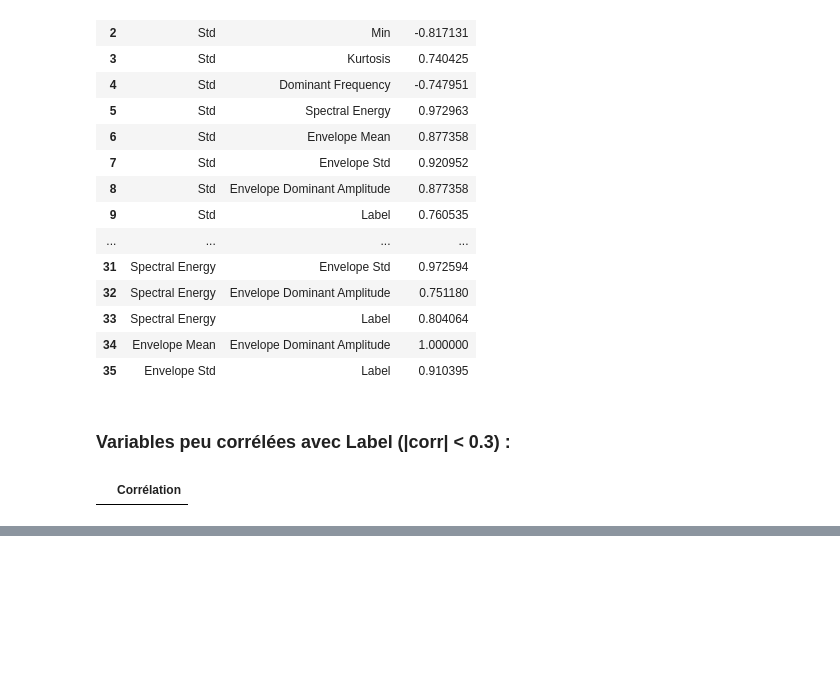
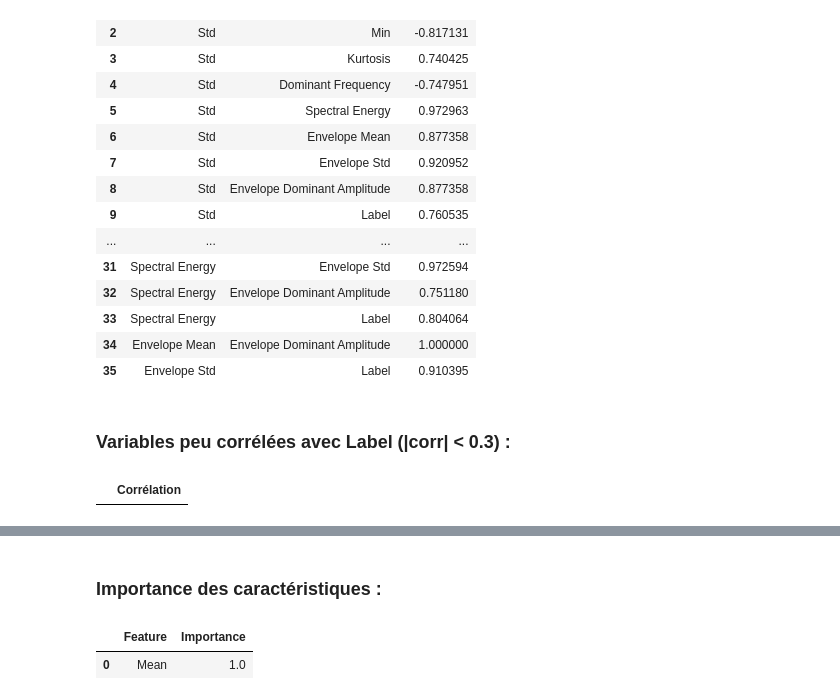
Before and after one commit to Ga1tS0c1ety/monitoring-4.0, a Jupyter notebook: laboratoire_ML.ipynb, the cells around one changed output, grey strips where cells are left out. Drawn from its saved outputs; the diff is of its cells as text; code cells hidden in the pictures; blank space fills up the shorter version.

```diff
--- a/laboratoire_ML.ipynb
+++ b/laboratoire_ML.ipynb
@@ -159,12 +159,3 @@ else:
 # %% [output]
 ### Variables peu corrélées avec Label (|corr| < 0.3) :
 |  | Corrélation |
-# %%
-# Exclure 'Signal Name' (catégorique) et garder uniquement les numériques sauf 'Label'
-features = [col for col in numeric_cols if col != 'Label']
-X = df_clean[features]
-y = df_clean['Label']
-
-display(Markdown("### Features sélectionnées :"))
-display(pd.Series(features))
-display(Markdown(f"### Nombre de classes dans Label : {y.nunique()}"))
@@ -172,0 +203,2 @@ NameError: name 'numeric_cols' is not defined
+# %%
+X.drop(columns='Dominant Frequency', inplace=True)
@@ -172,0 +259,5 @@ NameError: name 'numeric_cols' is not defined
+# %%
+X_train, X_test, y_train, y_test = train_test_split(X, y, test_size=0.2, random_state=42)
+display(Markdown(f"### Dimensions des ensembles :"))
+display(Markdown(f"- Train : {X_train.shape}"))
+display(Markdown(f"- Test : {X_test.shape}"))
@@ -172,0 +268,11 @@ NameError: name 'numeric_cols' is not defined
+# %%
+# Définir la pipeline
+pipeline = Pipeline([
+    ('scaler', StandardScaler()),  # Normalisation des features
+    ('classifier', RandomForestClassifier(random_state=42))
+])
+
+# Entraîner la pipeline
+pipeline.fit(X_train, y_train)
+
+display(Markdown("### Pipeline entraînée avec succès"))
@@ -172,0 +389,14 @@ NameError: name 'numeric_cols' is not defined
+# %%
+# Extraire l'importance des features
+model = pipeline.named_steps['classifier']
+feature_importance = pd.DataFrame({
+    'Feature': X_train.columns,
+    'Importance': model.feature_importances_
+}).sort_values('Importance', ascending=False)
+
+display(Markdown("### Importance des caractéristiques :"))
+display(feature_importance)
+# %% [output]
+### Importance des caractéristiques :
+|  | Feature | Importance |
+| 0 | Mean | 1.0 |
```
Also changed, not shown: parts of 8 cells of this notebook.
